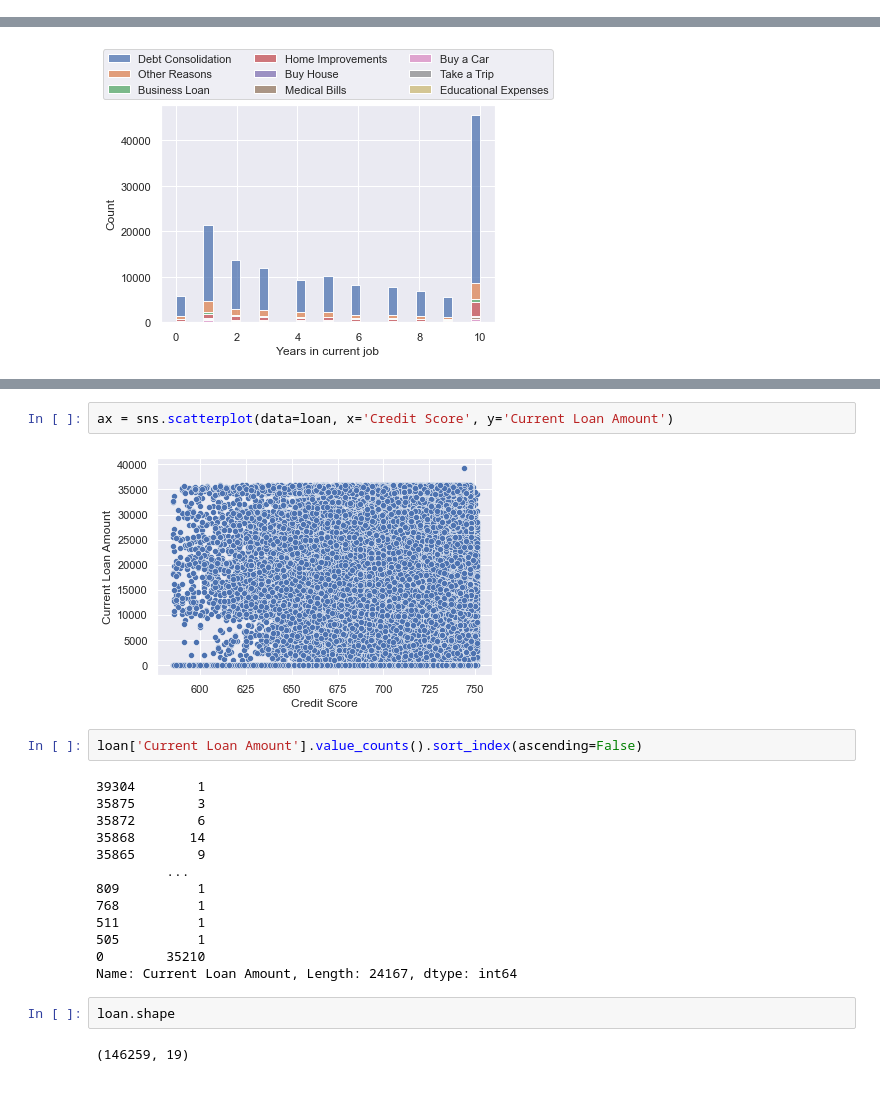
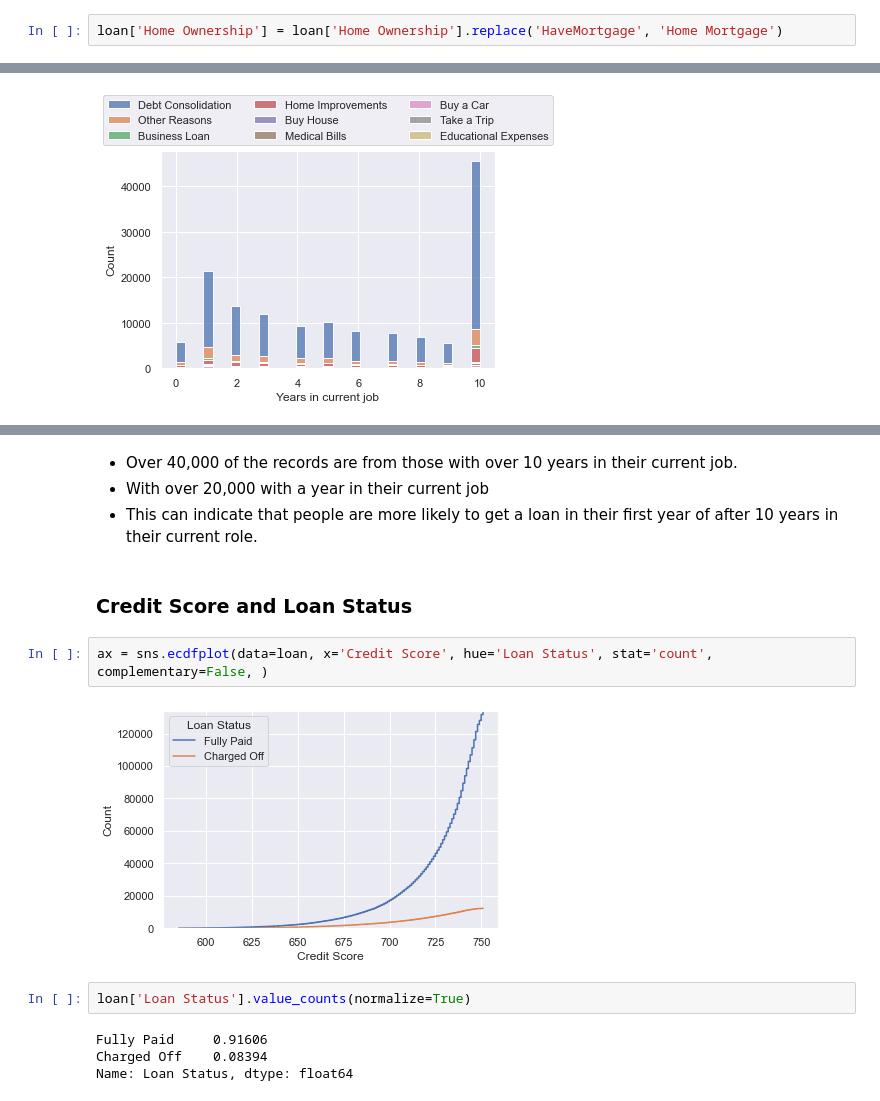
Before and after one commit to supermanimmy/loan-dataset-exploration, a Jupyter notebook: Loan Dataset Exploration.ipynb, the cells around one changed output, grey strips where cells are left out. Drawn from its saved outputs; the diff is of its cells as text.

```diff
--- a/Loan Dataset Exploration.ipynb
+++ b/Loan Dataset Exploration.ipynb
@@ -248,0 +259,2 @@ Name: Purpose, dtype: float64
+# %%
+loan['Home Ownership'] = loan['Home Ownership'].replace('HaveMortgage', 'Home Mortgage')
@@ -437,23 +426,16 @@ loan.head()
-# %%
-ax = sns.scatterplot(data=loan, x='Credit Score', y='Current Loan Amount')
-# %% [output]
-[figure, removed]
-# %%
-loan['Current Loan Amount'].value_counts().sort_index(ascending=False)
-# %% [output]
-39304        1
-35875        3
-35872        6
-35868       14
-35865        9
-         ...
-809          1
-768          1
-511          1
-505          1
-0        35210
-Name: Current Loan Amount, Length: 24167, dtype: int64
-# %%
-loan.shape
-# %% [output]
-(146259, 19)
+# %% [markdown]
+* Over 40,000 of the records are from those with over 10 years in their current job.
+* With over 20,000 with a year in their current job
+* This can indicate that people are more likely to get a loan in their first year of after 10 years in their current role.
+# %% [markdown]
+### Credit Score and Loan Status
+# %%
+ax = sns.ecdfplot(data=loan, x='Credit Score', hue='Loan Status', stat='count', complementary=False, )
+# %% [output]
+[figure, added]
+# %%
+loan['Loan Status'].value_counts(normalize=True)
+# %% [output]
+Fully Paid     0.91606
+Charged Off    0.08394
+Name: Loan Status, dtype: float64
```
Also changed, not shown: parts of 65 cells of this notebook.
